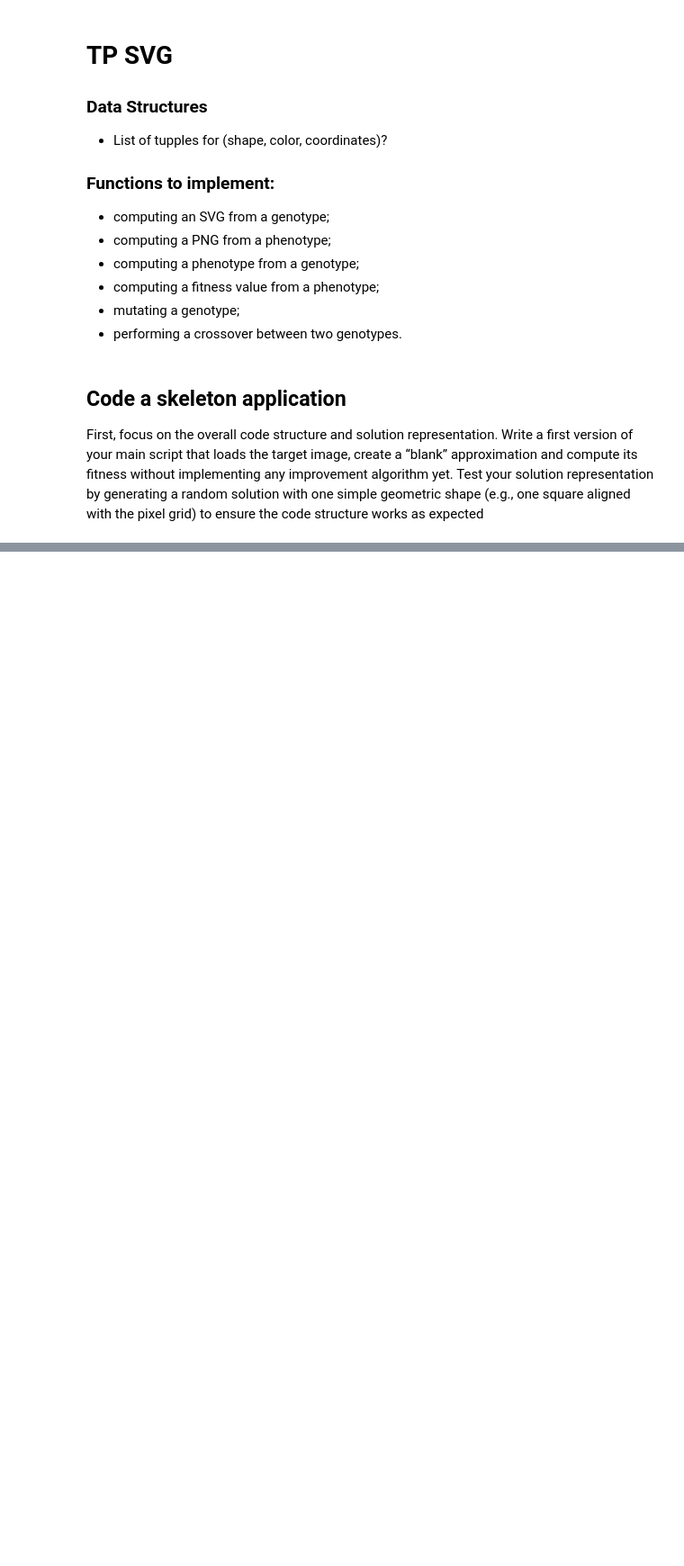
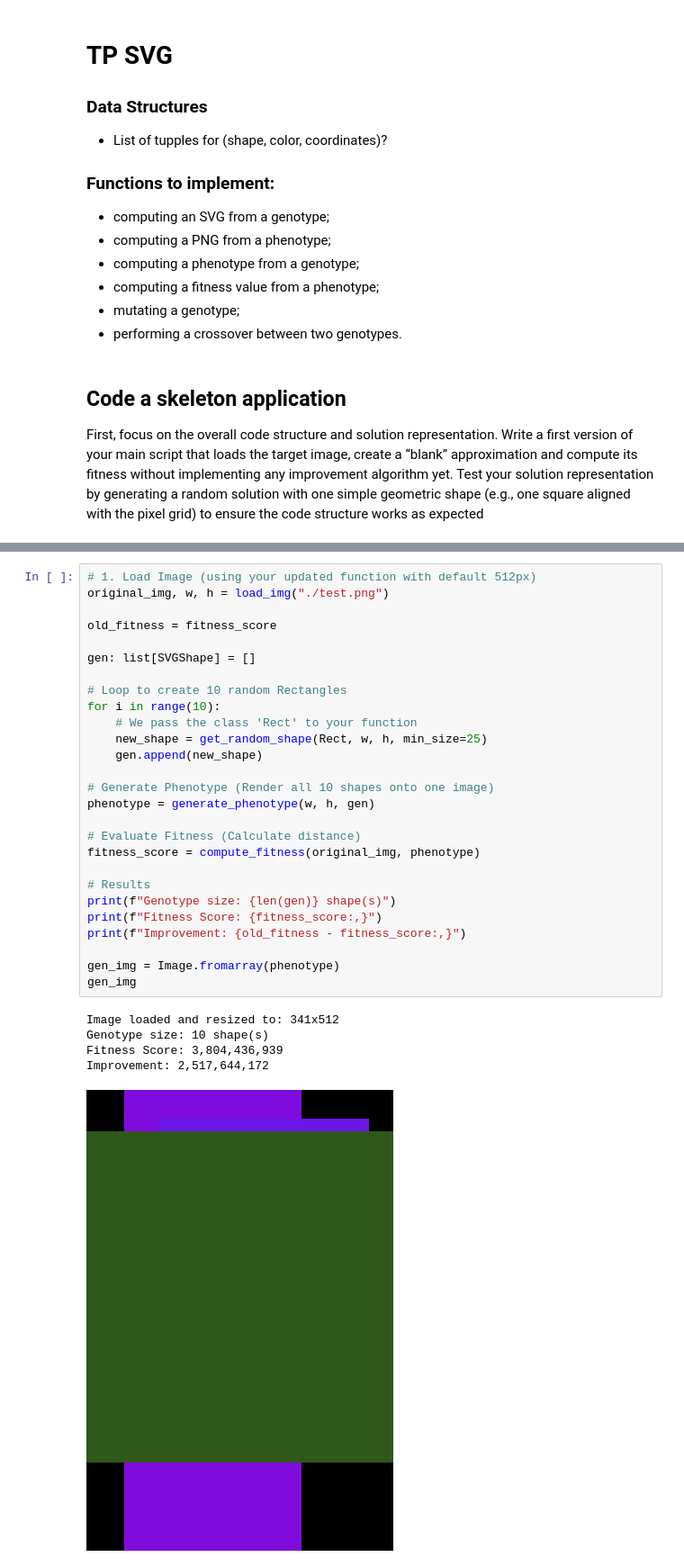
Before and after one commit to Max0uch1ta/geometrical-image-recreation, a Jupyter notebook: tp_svg.ipynb, the cells around one changed output, grey strips where cells are left out. Shown at 90% size. Drawn from its saved outputs; the diff is of its cells as text; blank space fills up the shorter version.

```diff
--- a/tp_svg.ipynb
+++ b/tp_svg.ipynb
@@ -63,0 +197,33 @@ gen.append(new_rect)
+# %%
+# 1. Load Image (using your updated function with default 512px)
+original_img, w, h = load_img("./test.png")
+
+old_fitness = fitness_score
+
+gen: list[SVGShape] = []
+
+# Loop to create 10 random Rectangles
+for i in range(10):
+    # We pass the class 'Rect' to your function
+    new_shape = get_random_shape(Rect, w, h, min_size=25)
+    gen.append(new_shape)
+
+# Generate Phenotype (Render all 10 shapes onto one image)
+phenotype = generate_phenotype(w, h, gen)
+
+# Evaluate Fitness (Calculate distance)
+fitness_score = compute_fitness(original_img, phenotype)
+
+# Results
+print(f"Genotype size: {len(gen)} shape(s)")
+print(f"Fitness Score: {fitness_score:,}")
+print(f"Improvement: {old_fitness - fitness_score:,}")
+
+gen_img = Image.fromarray(phenotype)
+gen_img
+# %% [output]
+Image loaded and resized to: 341x512
+Genotype size: 10 shape(s)
+Fitness Score: 3,804,436,939
+Improvement: 2,517,644,172
+[figure, added]
```
Also changed, not shown: parts of 9 cells of this notebook, 3 other files.
